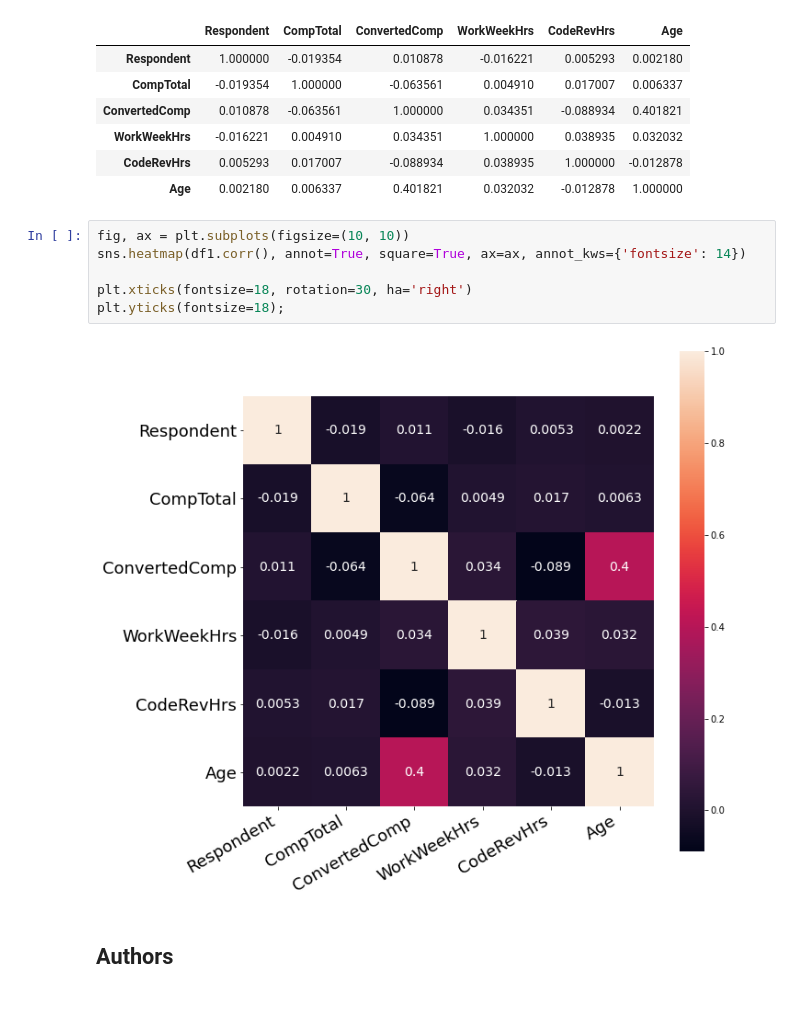
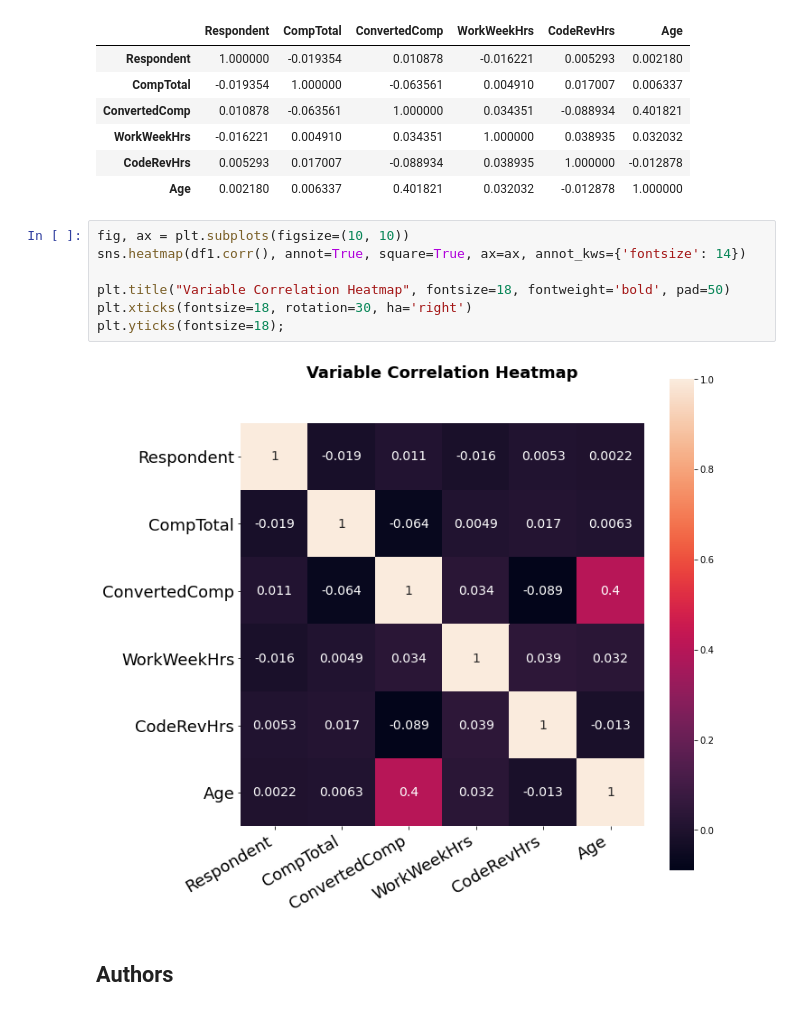
Before and after one commit to Alex-YuZ/IBM-Data-Analyst-Professional-Certificate-, a Jupyter notebook: Lab11_to_13_EDA.ipynb, the cells around one changed output. Saved outputs shown, nothing was run; the diff lists cells and outputs as text.

```diff
--- a/Lab11_to_13_EDA.ipynb
+++ b/Lab11_to_13_EDA.ipynb
@@ -259,11 +320,12 @@ df1.corr()
 # %%
 fig, ax = plt.subplots(figsize=(10, 10))
 sns.heatmap(df1.corr(), annot=True, square=True, ax=ax, annot_kws={'fontsize': 14})
 
+plt.title("Variable Correlation Heatmap", fontsize=18, fontweight='bold', pad=50)
 plt.xticks(fontsize=18, rotation=30, ha='right')
 plt.yticks(fontsize=18);
 # %% [output]
-[figure, old version]
+[figure, new version]
 # %% [markdown]
 ## Authors
 # %% [markdown]
```
Also changed, not shown: parts of 13 cells of this notebook.
